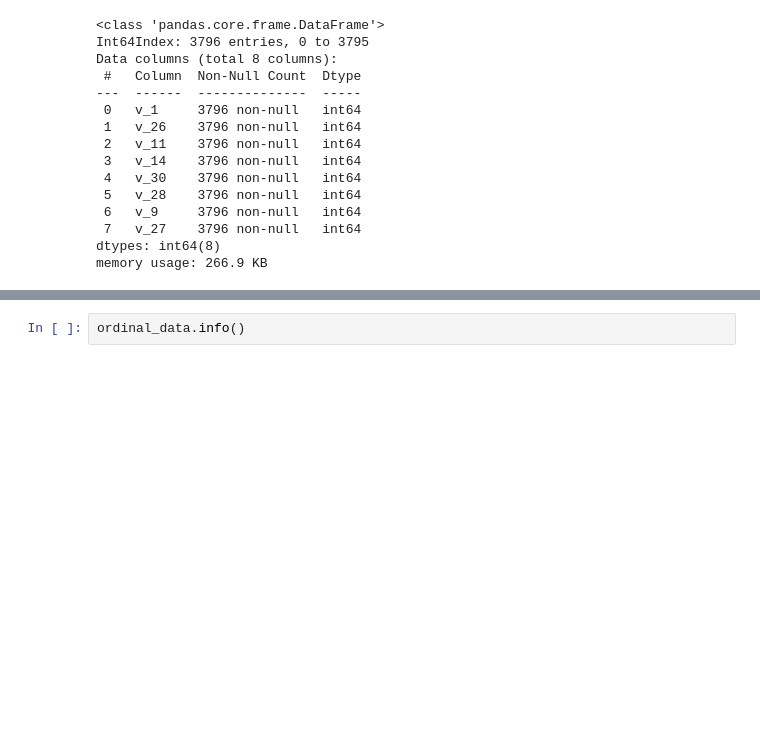
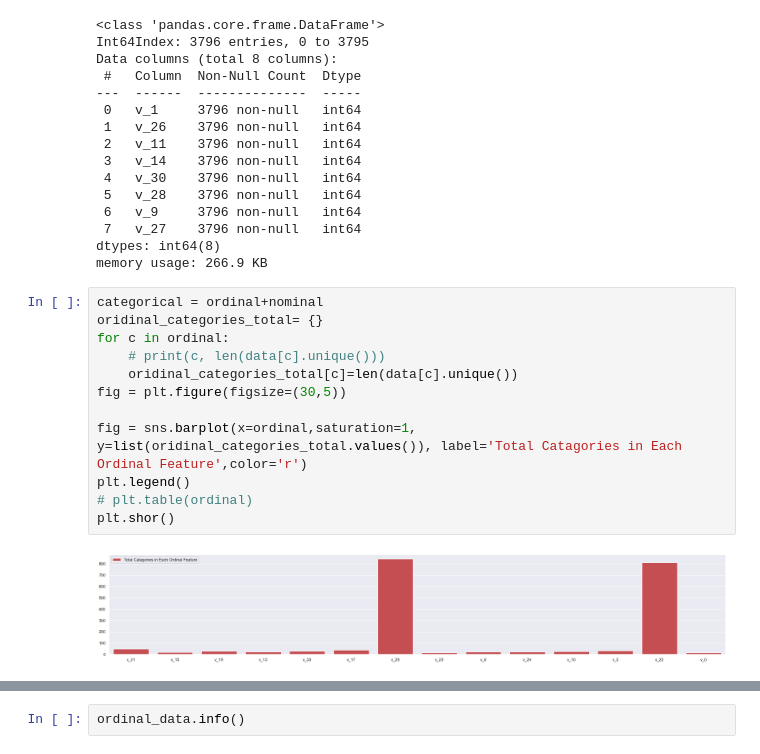
Before and after one commit to risan-raja/sdpiit, a Jupyter notebook: notebooks/Junk.ipynb, the cells around one changed output, grey strips where cells are left out. Saved outputs shown, nothing was run; the diff lists cells and outputs as text; blank space fills up the shorter version.

```diff
--- a/notebooks/Junk.ipynb
+++ b/notebooks/Junk.ipynb
@@ -149,3 +149,17 @@ Data columns (total 8 columns):
  7   v_27    3796 non-null   int64
 dtypes: int64(8)
 memory usage: 266.9 KB
+# %%
+categorical = ordinal+nominal
+oridinal_categories_total= {}
+for c in ordinal:
+    # print(c, len(data[c].unique()))
+    oridinal_categories_total[c]=len(data[c].unique())
+fig = plt.figure(figsize=(30,5))
+
+fig = sns.barplot(x=ordinal,saturation=1, y=list(oridinal_categories_total.values()), label='Total Catagories in Each Ordinal Feature',color='r')
+plt.legend()
+# plt.table(ordinal)
+plt.shor()
+# %% [output]
+[figure, added]
```
Also changed, not shown: parts of 9 cells of this notebook, 2 other files.
